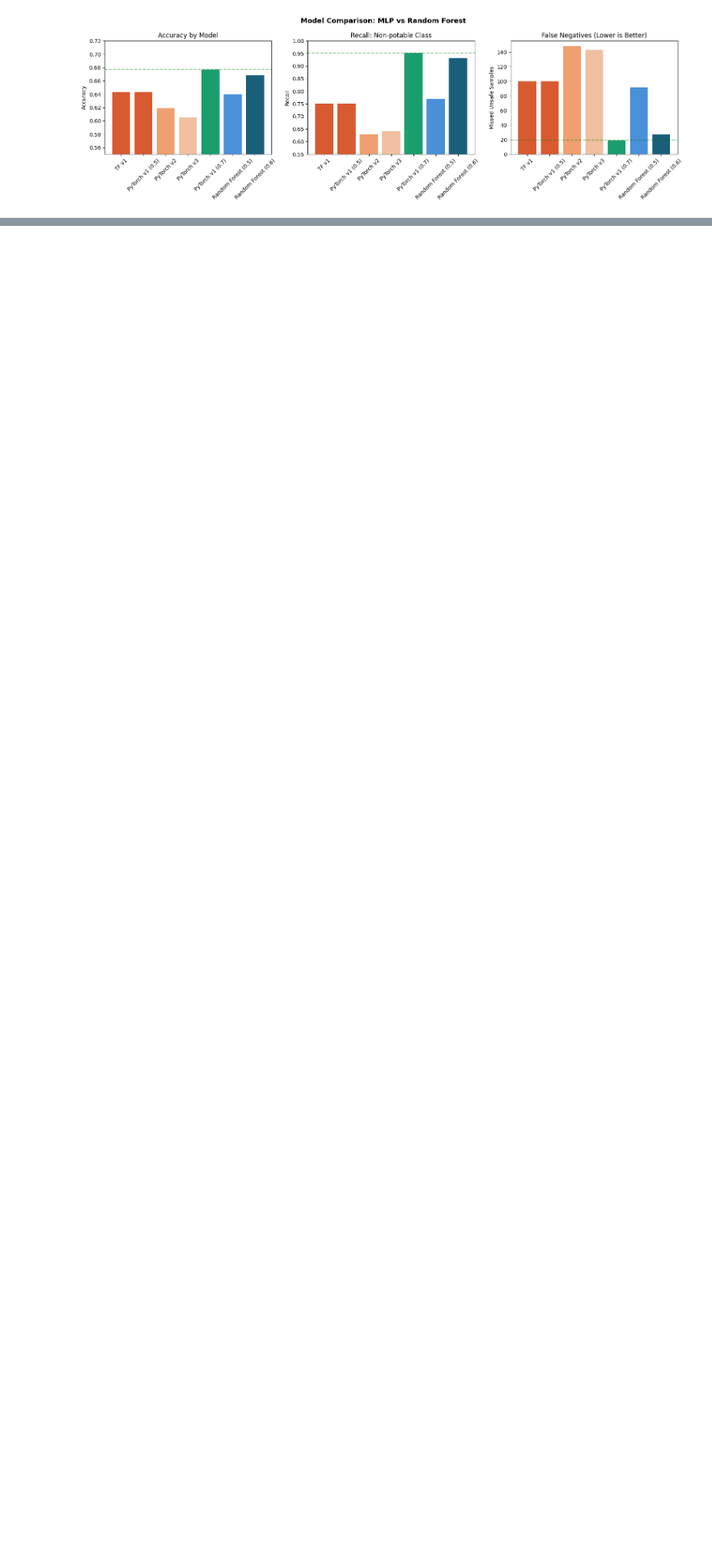
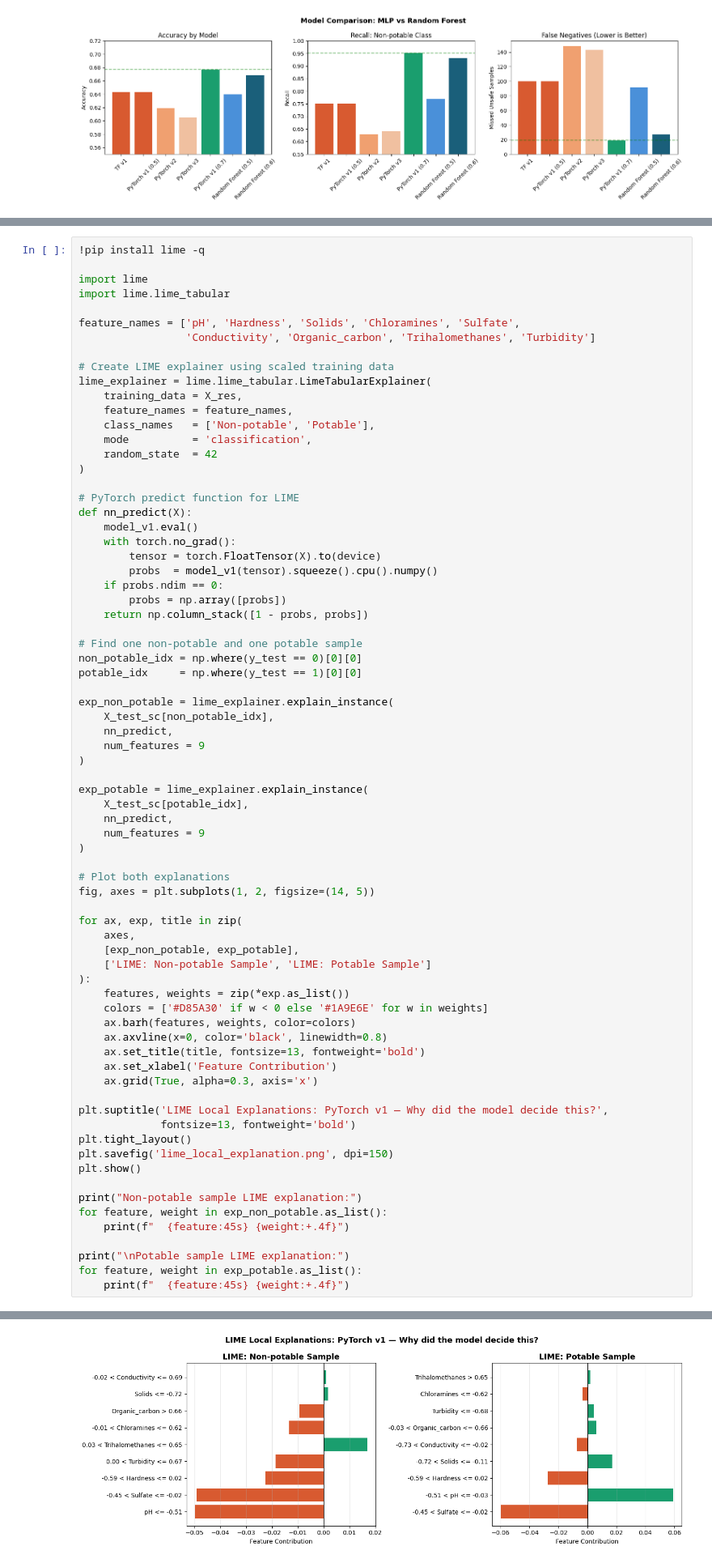
Before and after one commit to bielejan09/WaterPotabilityNN, a Jupyter notebook: WaterPotabilityNN.ipynb, the cells around one changed output, grey strips where cells are left out. Shown at 81% size. Cells and saved outputs as stored; diff of their text form; blank space fills up the shorter version.

```diff
--- a/WaterPotabilityNN.ipynb
+++ b/WaterPotabilityNN.ipynb
@@ -1228,0 +1313,74 @@ plt.show()
+# %%
+!pip install lime -q
+
+import lime
+import lime.lime_tabular
+
+feature_names = ['pH', 'Hardness', 'Solids', 'Chloramines', 'Sulfate',
+                 'Conductivity', 'Organic_carbon', 'Trihalomethanes', 'Turbidity']
+
+# Create LIME explainer using scaled training data
+lime_explainer = lime.lime_tabular.LimeTabularExplainer(
+    training_data = X_res,
+    feature_names = feature_names,
+    class_names   = ['Non-potable', 'Potable'],
+    mode          = 'classification',
+    random_state  = 42
+)
+
+# PyTorch predict function for LIME
+def nn_predict(X):
+    model_v1.eval()
+    with torch.no_grad():
+        tensor = torch.FloatTensor(X).to(device)
+        probs  = model_v1(tensor).squeeze().cpu().numpy()
+    if probs.ndim == 0:
+        probs = np.array([probs])
+    return np.column_stack([1 - probs, probs])
+
+# Find one non-potable and one potable sample
+non_potable_idx = np.where(y_test == 0)[0][0]
+potable_idx     = np.where(y_test == 1)[0][0]
+
+exp_non_potable = lime_explainer.explain_instance(
+    X_test_sc[non_potable_idx],
+    nn_predict,
+    num_features = 9
+)
+
+exp_potable = lime_explainer.explain_instance(
+    X_test_sc[potable_idx],
+    nn_predict,
+    num_features = 9
+)
+
+# Plot both explanations
+fig, axes = plt.subplots(1, 2, figsize=(14, 5))
+
+for ax, exp, title in zip(
+    axes,
+    [exp_non_potable, exp_potable],
+    ['LIME: Non-potable Sample', 'LIME: Potable Sample']
+):
+    features, weights = zip(*exp.as_list())
+    colors = ['#D85A30' if w < 0 else '#1A9E6E' for w in weights]
+    ax.barh(features, weights, color=colors)
+    ax.axvline(x=0, color='black', linewidth=0.8)
+    ax.set_title(title, fontsize=13, fontweight='bold')
+    ax.set_xlabel('Feature Contribution')
+    ax.grid(True, alpha=0.3, axis='x')
+
+plt.suptitle('LIME Local Explanations: PyTorch v1 — Why did the model decide this?',
+             fontsize=13, fontweight='bold')
+plt.tight_layout()
+plt.savefig('lime_local_explanation.png', dpi=150)
+plt.show()
+
+print("Non-potable sample LIME explanation:")
+for feature, weight in exp_non_potable.as_list():
+    print(f"  {feature:45s} {weight:+.4f}")
+
+print("\nPotable sample LIME explanation:")
+for feature, weight in exp_potable.as_list():
+    print(f"  {feature:45s} {weight:+.4f}")
+# %% [output]
@@ -1228,0 +1389 @@ plt.show()
+[figure, added]
```
Also changed, not shown: parts of 8 cells of this notebook.
